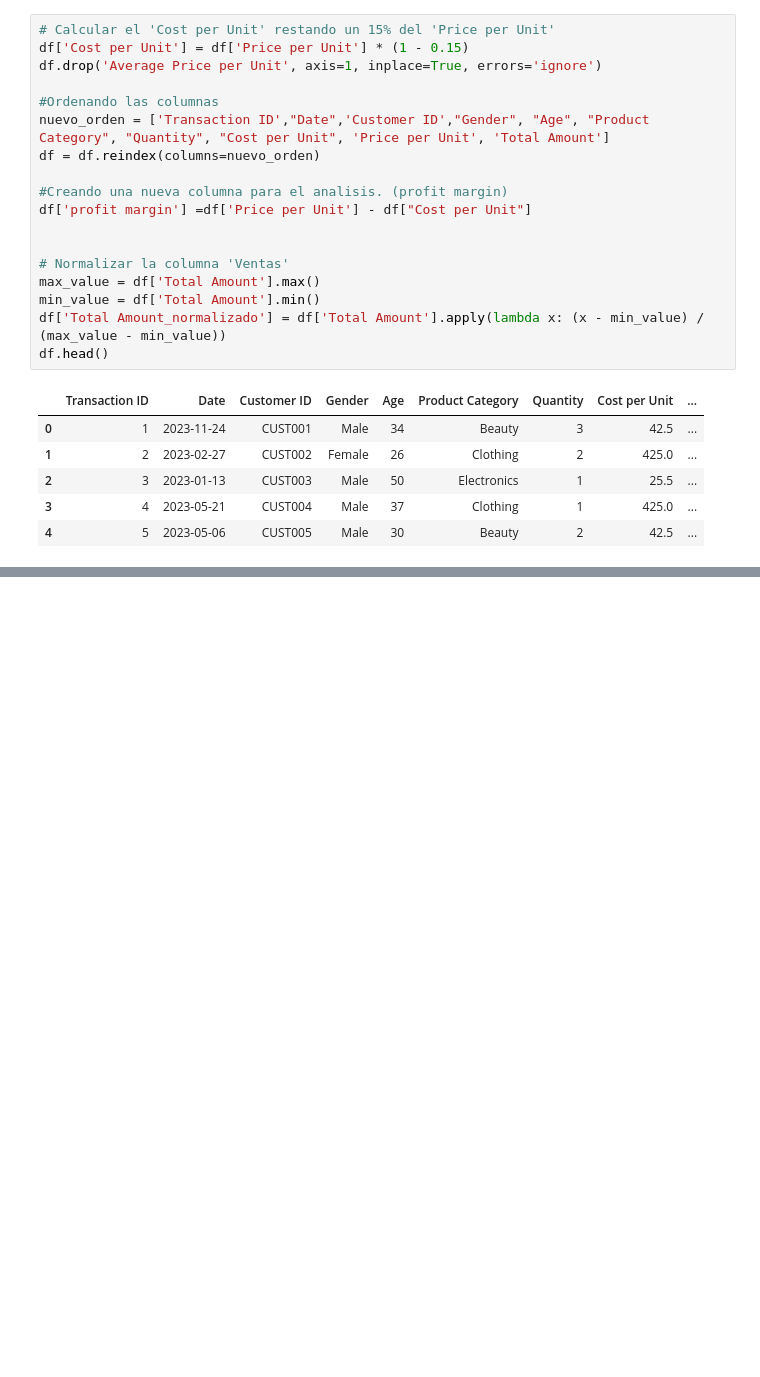
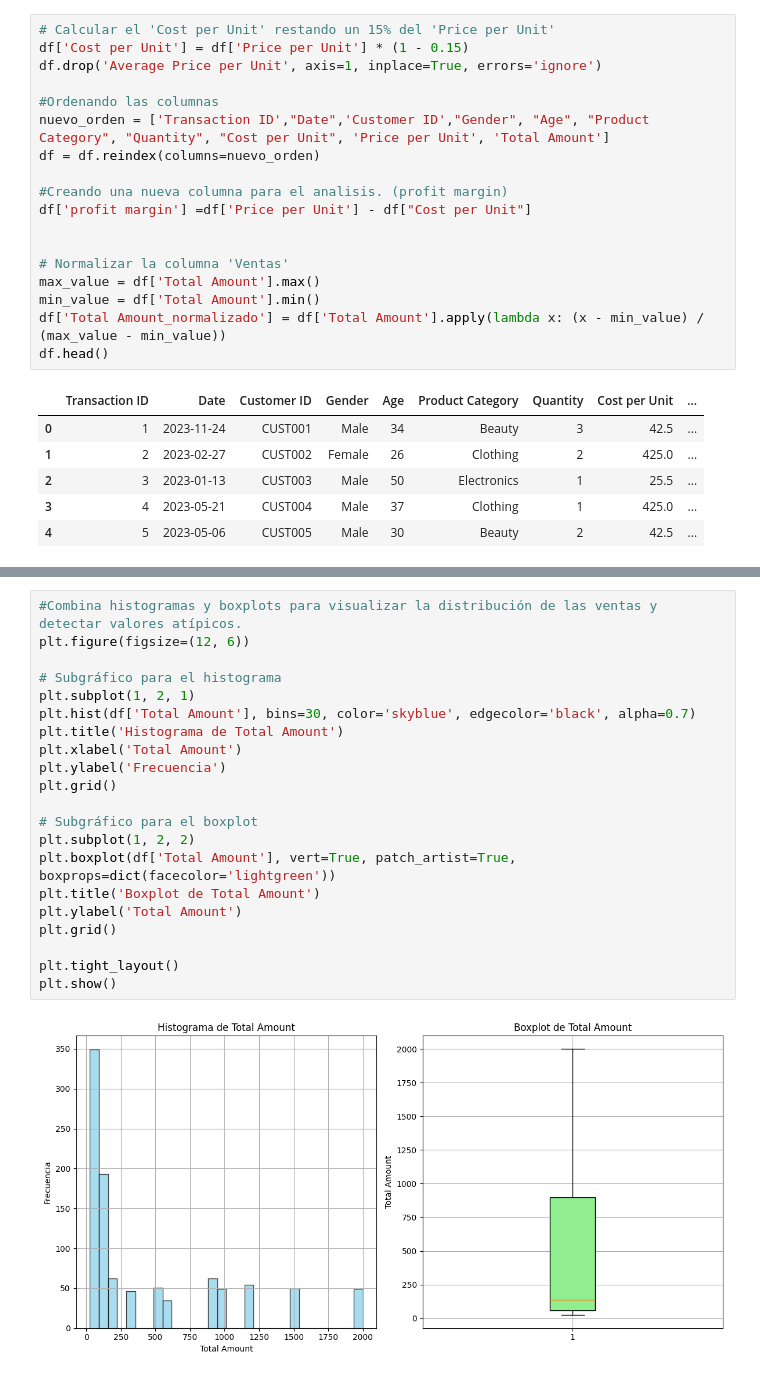
Before and after one commit to juanmagonz91/retail-sales-analysis, a Jupyter notebook: notebooks/Transformación y Análisis Avanzado de Datos.ipynb, the cells around one changed output, grey strips where cells are left out. Drawn from its saved outputs; the diff is of its cells as text; blank space fills up the shorter version.

```diff
--- a/notebooks/Transformación y Análisis Avanzado de Datos.ipynb
+++ b/notebooks/Transformación y Análisis Avanzado de Datos.ipynb
@@ -167,0 +368,23 @@ Datos agrupados por 'Product Category' y 'Gender':
+# %%
+#Combina histogramas y boxplots para visualizar la distribución de las ventas y detectar valores atípicos.
+plt.figure(figsize=(12, 6))
+
+# Subgráfico para el histograma
+plt.subplot(1, 2, 1)
+plt.hist(df['Total Amount'], bins=30, color='skyblue', edgecolor='black', alpha=0.7)
+plt.title('Histograma de Total Amount')
+plt.xlabel('Total Amount')
+plt.ylabel('Frecuencia')
+plt.grid()
+
+# Subgráfico para el boxplot
+plt.subplot(1, 2, 2)
+plt.boxplot(df['Total Amount'], vert=True, patch_artist=True, boxprops=dict(facecolor='lightgreen'))
+plt.title('Boxplot de Total Amount')
+plt.ylabel('Total Amount')
+plt.grid()
+
+plt.tight_layout()
+plt.show()
+# %% [output]
+[figure, added]
```
Also changed, not shown: parts of 10 cells of this notebook.
